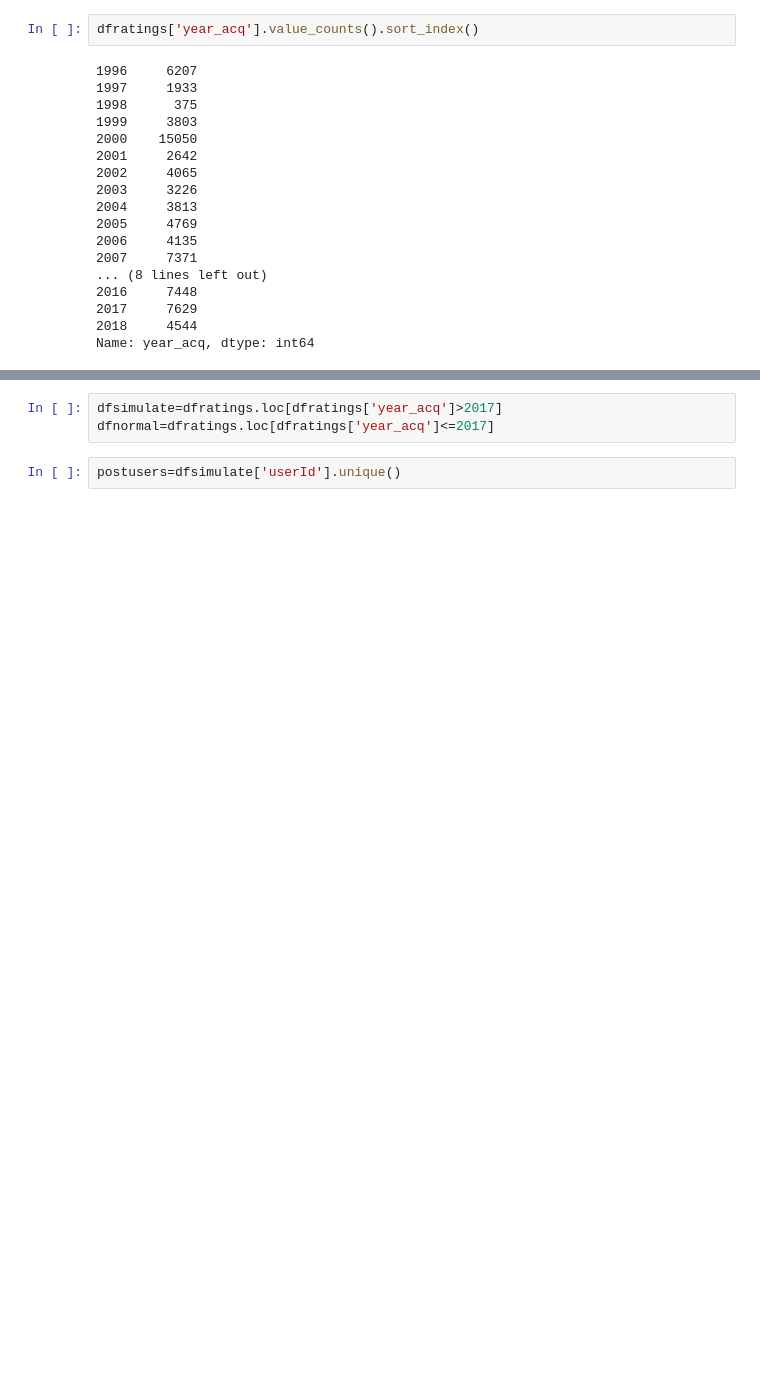
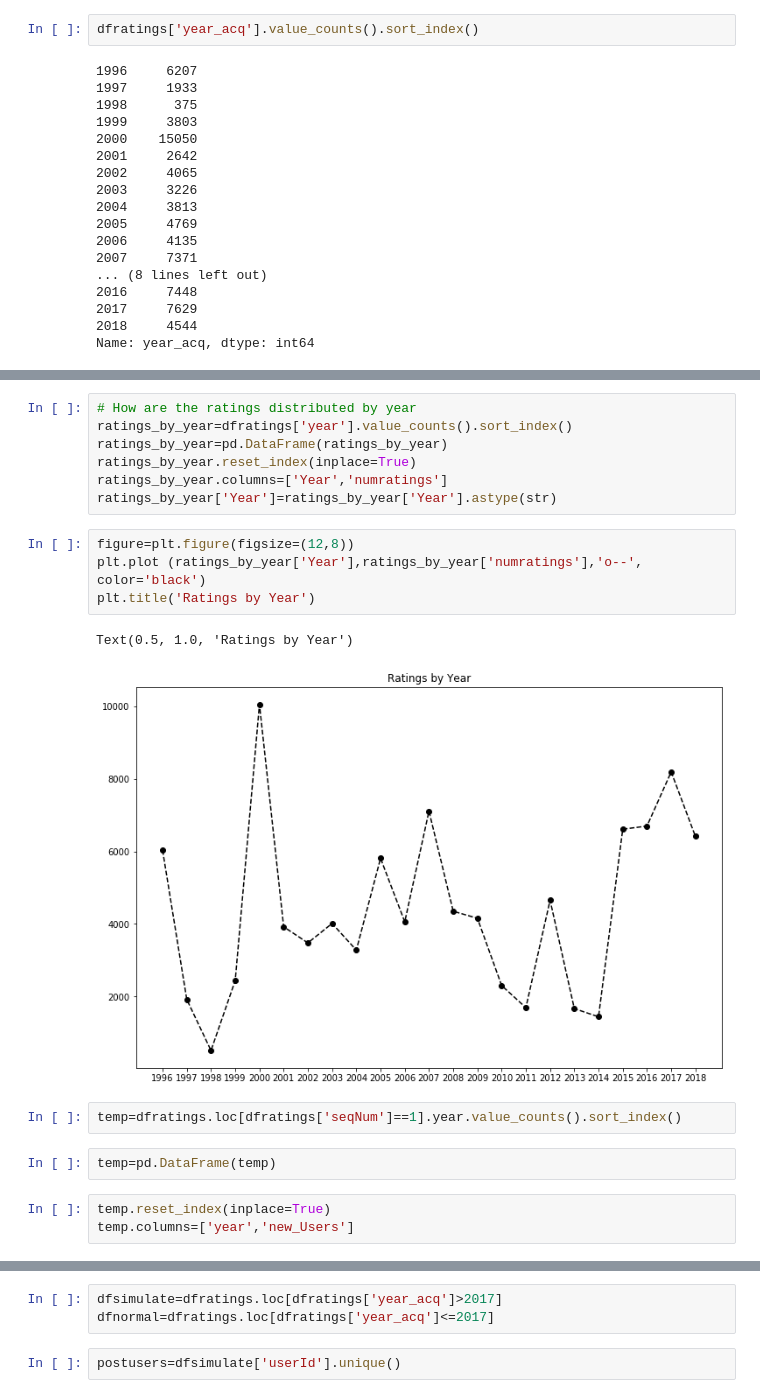
Before and after one commit to efpm04013/dnnrec_eswa, a Jupyter notebook: DNNREC_ML100k/1. Data Preparation.ipynb, the cells around one changed output, grey strips where cells are left out. Drawn from its saved outputs; the diff is of its cells as text; blank space fills up the shorter version.

```diff
--- a/DNNREC_ML100k/1. Data Preparation.ipynb
+++ b/DNNREC_ML100k/1. Data Preparation.ipynb
@@ -92,0 +104,21 @@ Name: year_acq, dtype: int64
+# %%
+# How are the ratings distributed by year
+ratings_by_year=dfratings['year'].value_counts().sort_index()
+ratings_by_year=pd.DataFrame(ratings_by_year)
+ratings_by_year.reset_index(inplace=True)
+ratings_by_year.columns=['Year','numratings']
+ratings_by_year['Year']=ratings_by_year['Year'].astype(str)
+# %%
+figure=plt.figure(figsize=(12,8))
+plt.plot (ratings_by_year['Year'],ratings_by_year['numratings'],'o--', color='black')
+plt.title('Ratings by Year')
+# %% [output]
+Text(0.5, 1.0, 'Ratings by Year')
+[figure, added]
+# %%
+temp=dfratings.loc[dfratings['seqNum']==1].year.value_counts().sort_index()
+# %%
+temp=pd.DataFrame(temp)
+# %%
+temp.reset_index(inplace=True)
+temp.columns=['year','new_Users']
```
Also changed, not shown: parts of 5 cells of this notebook, 4 other files.
